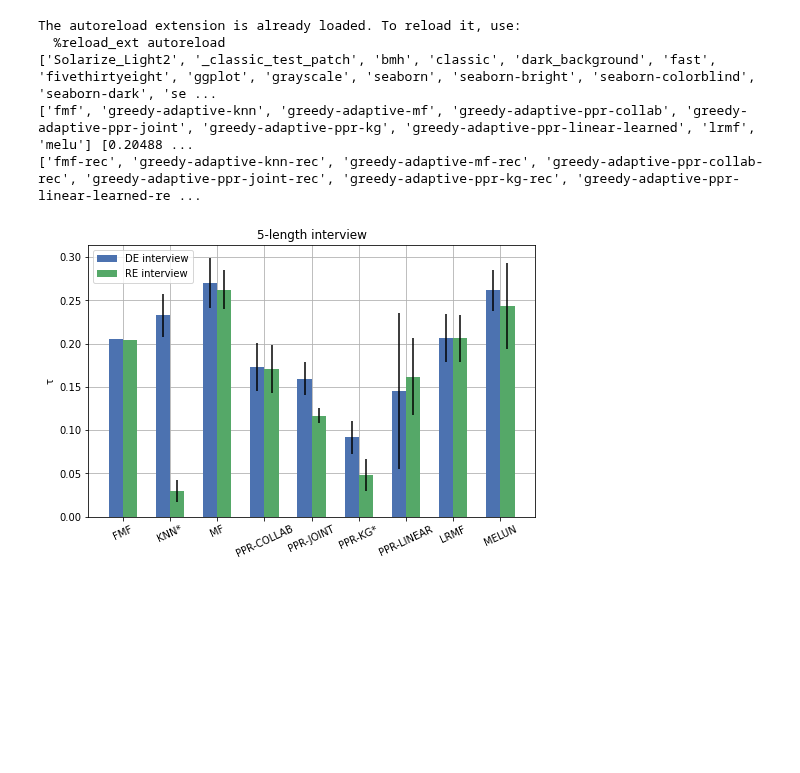
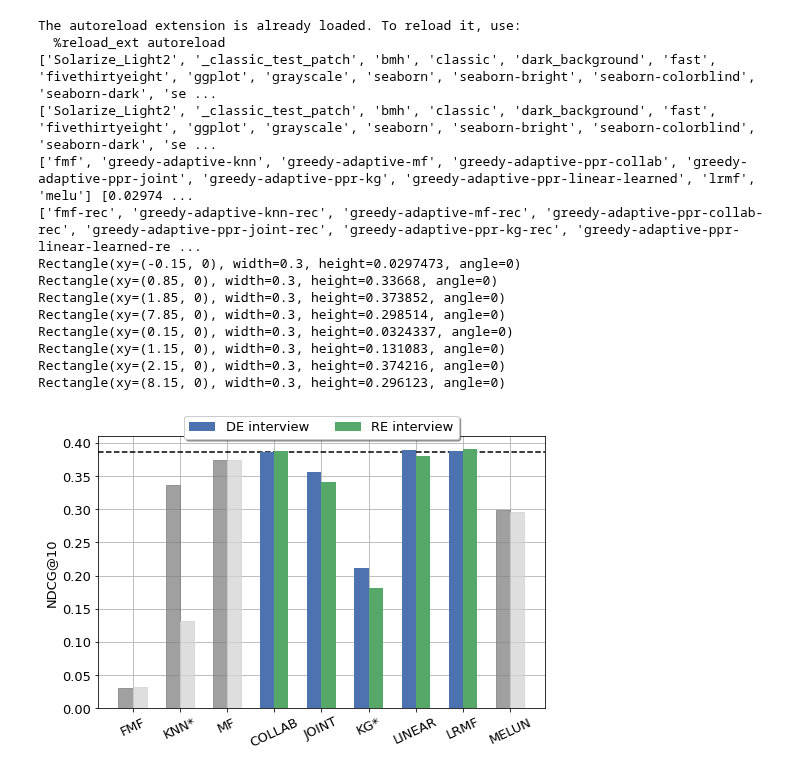
Before and after one commit to MI-911/cold-start-framework, a Jupyter notebook: tools/analysis/results/re_vs_de_performance.ipynb, the cells around one changed output. Saved outputs shown, nothing was run; the diff lists cells and outputs as text; code cells hidden in the pictures; blank space fills up the shorter version.

```diff
--- a/tools/analysis/results/re_vs_de_performance.ipynb
+++ b/tools/analysis/results/re_vs_de_performance.ipynb
@@ -7,17 +7,25 @@ import matplotlib.pyplot as plt
 import numpy as np
 from scipy.stats import ttest_ind, ttest_rel
 
+
+
+font = {'family' : 'normal',
+        'size'   : 13}
+
+plt.rc('font', **font)
+
 plt.rcParams['axes.linewidth'] = 0.8
+print(plt.style.available)
 plt.style.use('seaborn-deep')
 print(plt.style.available)
-metric = 'tau'
-cutoff = '3'
+metric = 'ndcg'
+cutoff = '10'
 n_questions = 5
 significance_level = 0.05
-experiment = 'separation'
+experiment = 'uniform'
 interviewer = 'AdaptiveGreedy'
 sota = {'lrmf', 'fmf', 'melu'}
-
+highlight = ['linear', 'joint', 'lrmf', 'collab', 'kg']
 data = get(f'https://mindreader.tech/spectate/results/{experiment}/{metric}/{cutoff}').json()
 data = {k: v for k, v in data.items() if not 'grid' in k}
 metric = metric.replace('cov', 'div')  # Hack job :-)
@@ -29,6 +37,9 @@ def results_len(from_model):
     return sum([len(split) for split in [question for question in data[from_model]]])
 
 def is_allowed(model):
+    if 'linear-joint' in model:
+        return False
+
     for allowed in sota:
         if allowed in model:
             return True
@@ -50,10 +61,12 @@ models = sorted([key for key in data.keys() if key.endswith('-rec') and is_allow
 models = [model for model in models if len(data[model]) >= n_questions]
 
 fig, ax = plt.subplots(figsize=(8, 5))
+plt.axhline(y=np.mean(data['top-pop'][n_questions - 1]), linestyle='--', color='black')
 ind = np.arange(len(models))
 
 width = 0.3
 
+bars_list = list()
 # add with rec
 for idx, (label, to_replace) in enumerate([('DE interview', '-rec'), ('RE interview', '')]):
     x = [model.replace(to_replace, '') for model in models]
@@ -61,7 +74,11 @@ for idx, (label, to_replace) in enumerate([('DE interview', '-rec'), ('RE interv
     y_std = [np.std(data[model][n_questions - 1]) for model in x]
 
     print(x, y, y_std)
-    ax.bar(ind + idx * width, y, yerr=y_std, width=width, label=label, zorder=3)
+    alpha = 1
+
+    bars_list.append(ax.bar(ind + idx * width, y, width=width, label=label, zorder=3))
+
+
 
 def get_postfix(model):
     re_data = f'{model}-rec'
@@ -74,39 +91,64 @@ def get_postfix(model):
     if len(re) == len(de) and ttest_rel(de, re)[1] <= significance_level:
         return '*'
 
     return ''
 
 # get best
 
 # add statistical significance
 displays = [model.replace('-rec', '') for model in models]
-displays = [model.replace('greedy-', '').replace('melu', 'melun').replace('adaptive-', '').replace('pop-', '').replace('-learned', '').upper() + get_postfix(model) for model in displays]
+displays = [model.replace('greedy-', '').replace('ppr-', '').replace('melu', 'melun').replace('adaptive-', '').replace('pop-', '').replace('-learned', '').upper() + get_postfix(model) for model in displays]
 displays = [model.upper() for model in displays]
 
 ax.set_xticks(ind + width / 2)
 ax.set_xticklabels(displays)
 plt.xticks(rotation=25)
 
 bottom, top = ax.yaxis.get_data_interval()
 
 #plt.ylim([0.02, top * 1.05])
 
 if metric == 'tau':
     plt.ylabel('τ')
 else:
     plt.ylabel(f'{metric.upper()}@{cutoff}')
-plt.title(f'{n_questions}-length interview')
-plt.legend(loc='upper left')
+# plt.title('Ranking quality' if metric == 'ndcg' else 'Recommendation diversity')
 plt.grid(True, zorder=0)
-plt.savefig(f'output/{experiment}_{interviewer.lower()}_{metric}{cutoff}_re_vs_de.pdf', bbox_inches='tight')
+plt.legend(loc='upper center', bbox_to_anchor=(0.5, 1.1),
+          ncol=2, fancybox=True, shadow=True)
+
+if highlight:
+    for idx, bars in enumerate(bars_list):
+        for i, model in enumerate(x):
+            should_highlight = False
+            for to_highlight in highlight:
+                if to_highlight in model:
+                    should_highlight = True
+
+            if not should_highlight or 'fmf' in model:
+                print(bars[i])
+                bars[i].set_alpha(0.75)
+                bars[i].set_color('gray' if idx == 0 else 'lightgray')
+
+highlight_name = '_highlight-' + '-'.join(highlight) if highlight else ''
+plt.savefig(f'output/{experiment}_{interviewer.lower()}_{metric}{cutoff}{highlight_name}_re_vs_de.pdf', bbox_inches='tight')
 plt.show()
 # %% [output]
 The autoreload extension is already loaded. To reload it, use:
   %reload_ext autoreload
 ['Solarize_Light2', '_classic_test_patch', 'bmh', 'classic', 'dark_background', 'fast', 'fivethirtyeight', 'ggplot', 'grayscale', 'seaborn', 'seaborn-bright', 'seaborn-colorblind', 'seaborn-dark', 'se ...
-['fmf', 'greedy-adaptive-knn', 'greedy-adaptive-mf', 'greedy-adaptive-ppr-collab', 'greedy-adaptive-ppr-joint', 'greedy-adaptive-ppr-kg', 'greedy-adaptive-ppr-linear-learned', 'lrmf', 'melu'] [0.20488 ...
+['Solarize_Light2', '_classic_test_patch', 'bmh', 'classic', 'dark_background', 'fast', 'fivethirtyeight', 'ggplot', 'grayscale', 'seaborn', 'seaborn-bright', 'seaborn-colorblind', 'seaborn-dark', 'se ...
+['fmf', 'greedy-adaptive-knn', 'greedy-adaptive-mf', 'greedy-adaptive-ppr-collab', 'greedy-adaptive-ppr-joint', 'greedy-adaptive-ppr-kg', 'greedy-adaptive-ppr-linear-learned', 'lrmf', 'melu'] [0.02974 ...
 ['fmf-rec', 'greedy-adaptive-knn-rec', 'greedy-adaptive-mf-rec', 'greedy-adaptive-ppr-collab-rec', 'greedy-adaptive-ppr-joint-rec', 'greedy-adaptive-ppr-kg-rec', 'greedy-adaptive-ppr-linear-learned-re ...
+Rectangle(xy=(-0.15, 0), width=0.3, height=0.0297473, angle=0)
+Rectangle(xy=(0.85, 0), width=0.3, height=0.33668, angle=0)
+Rectangle(xy=(1.85, 0), width=0.3, height=0.373852, angle=0)
+Rectangle(xy=(7.85, 0), width=0.3, height=0.298514, angle=0)
+Rectangle(xy=(0.15, 0), width=0.3, height=0.0324337, angle=0)
+Rectangle(xy=(1.15, 0), width=0.3, height=0.131083, angle=0)
+Rectangle(xy=(2.15, 0), width=0.3, height=0.374216, angle=0)
+Rectangle(xy=(8.15, 0), width=0.3, height=0.296123, angle=0)
-[figure, old version]
+[figure, new version]
 # %%
 def get_best(json_data, questions):
     de_models = [model.replace('-rec', '') for model in models]
```
Also changed, not shown: parts of 1 cell of this notebook, 1 other file.
